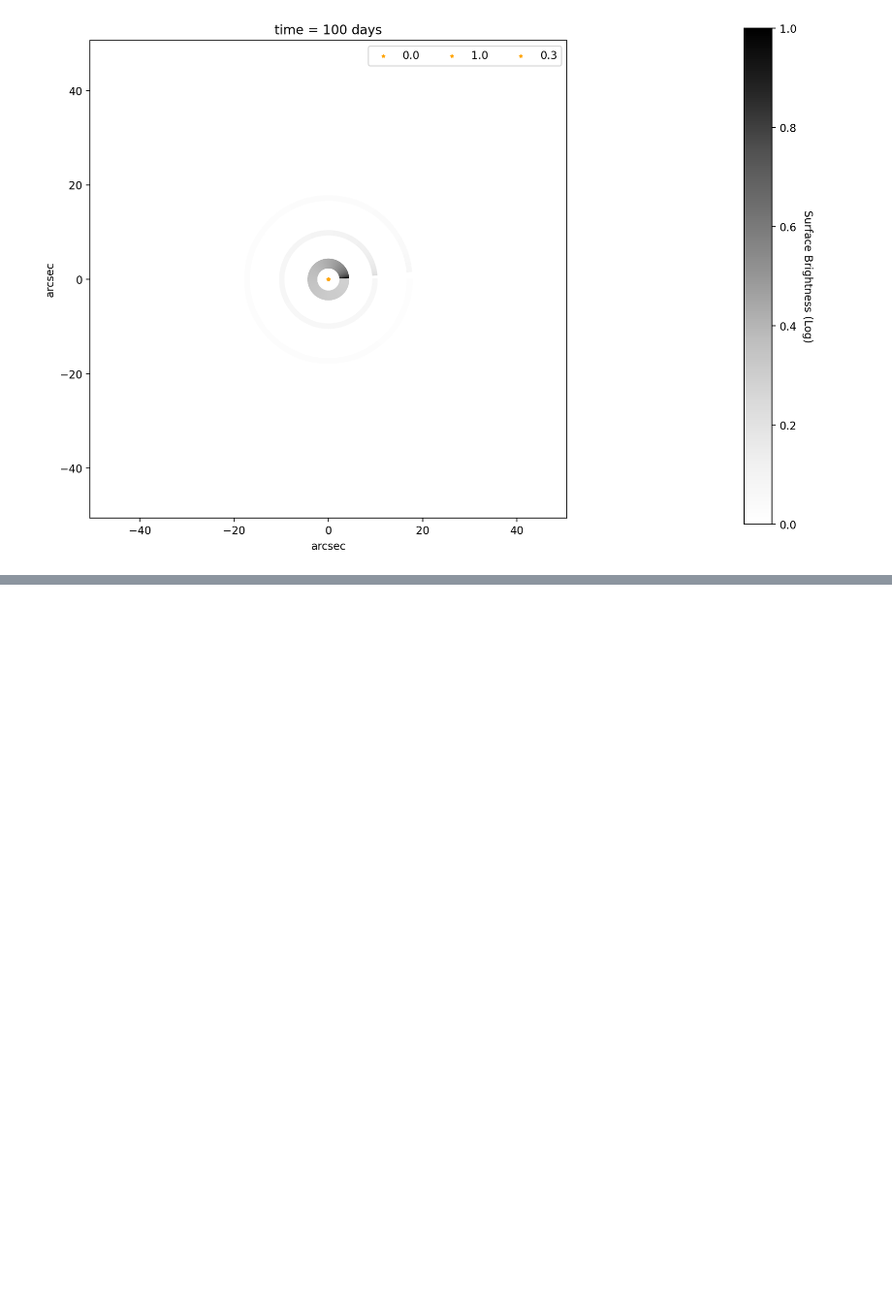
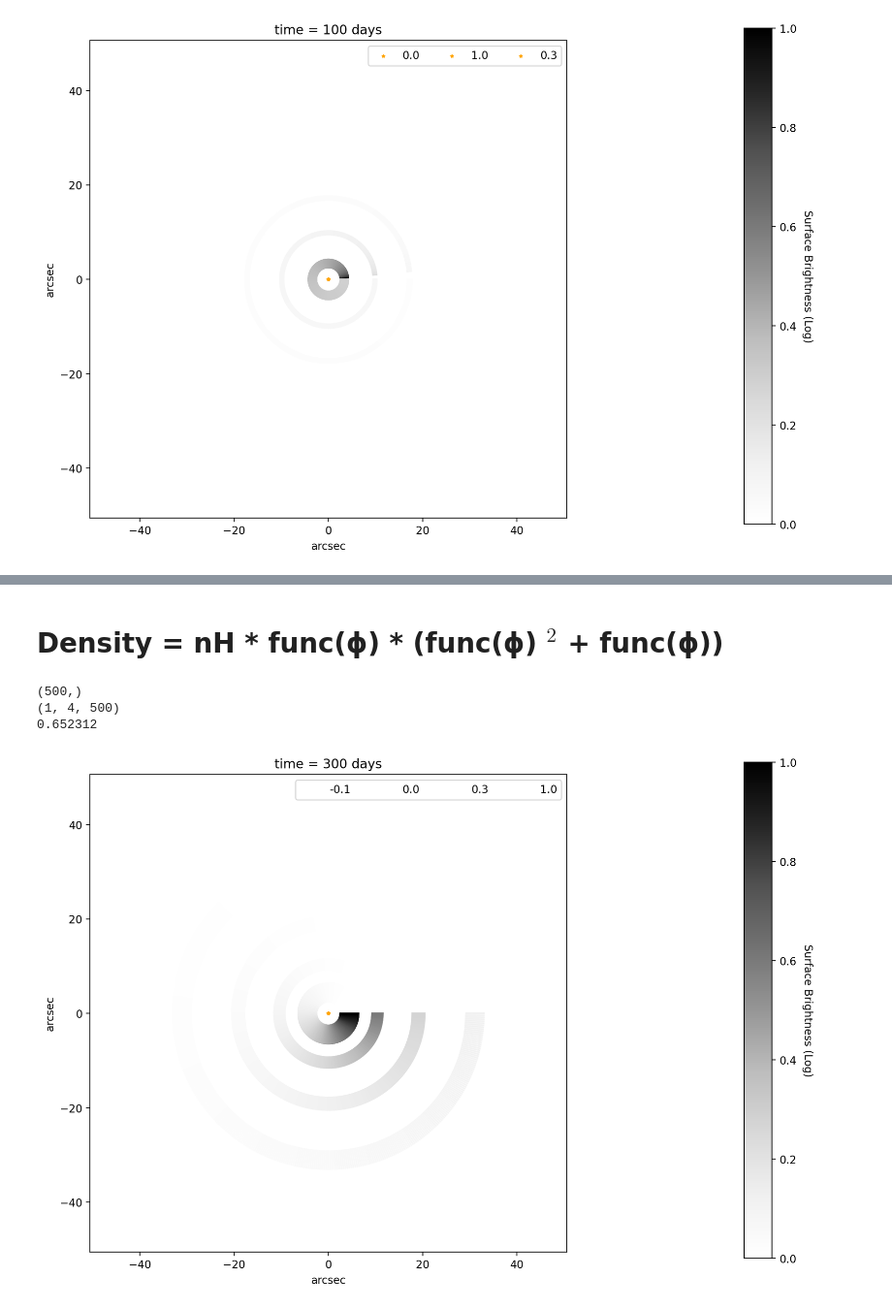
Before and after one commit to taceroc/light_echo_modeling, a Jupyter notebook: LE_pw_density_func.ipynb, the cells around one changed output, grey strips where cells are left out. Shown at 97% size. Cells and saved outputs as stored; diff of their text form; code cells hidden in the pictures; blank space fills up the shorter version.

```diff
--- a/LE_pw_density_func.ipynb
+++ b/LE_pw_density_func.ipynb
@@ -1510,0 +1571,18 @@ surface, Nd = final_plot(100, phi_min = 0, phi_max = 2 * np.pi, size_phi = 300,
+# %% [markdown]
+# Density = nH * func(ɸ) * (func(ɸ) $^2$ + func(ɸ))
+# %%
+def nh_phi_plus_dependence(params, k = 1, n_h = n):
+  """
+    Define the density as a pairwise function that depends on the angle phi, the angle in the x,y sky plane
+    Arguments
+        params: list/array/tuple with the phi angle to be evaluate
+        phi_min: min phi where the density value exist
+        phi_max: min phi where the density value exist
+        n_h: density value
+    Return
+        Value of the density with same shape as params
+  """
+
+  nh = n_h * params * (params ** 2 + params)
+  nh = np.nan_to_num(nh, nan = np.inf)
+  return nh
@@ -1510,0 +1657,8 @@ surface, Nd = final_plot(100, phi_min = 0, phi_max = 2 * np.pi, size_phi = 300,
+# %%
+surface, Nd = final_plot(300, phi_min = 0, phi_max = 2 * np.pi, size_phi = 500, func = 1, k = 1, density_func =  nh_phi_plus_dependence,
+                         surface_func = surface_brightness_plane_phi)
+# %% [output]
+(500,)
+(1, 4, 500)
+0.652312
+[figure, added]
```
Also changed, not shown: parts of 15 cells of this notebook.
